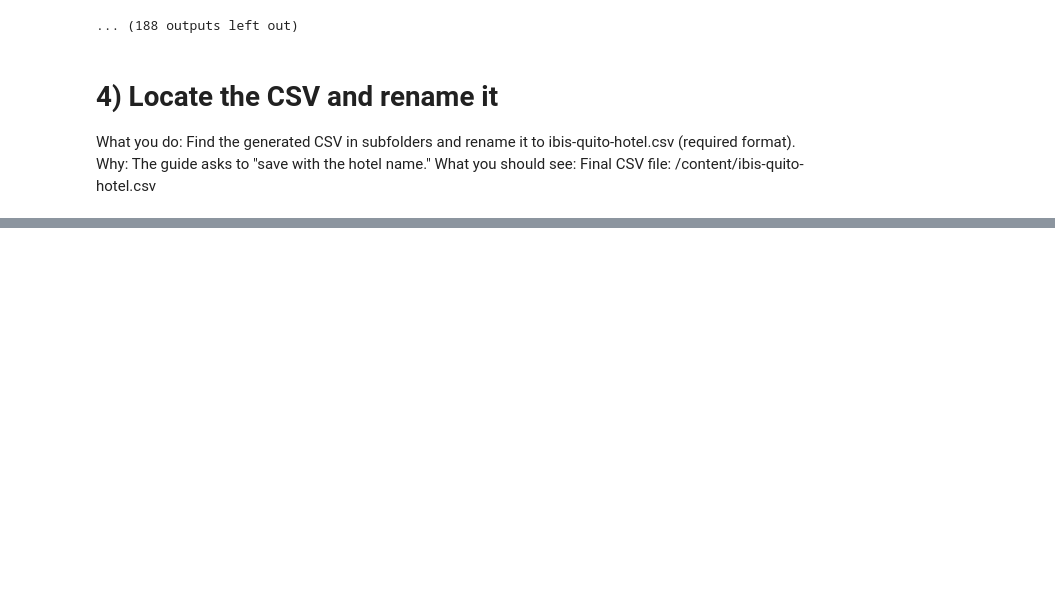
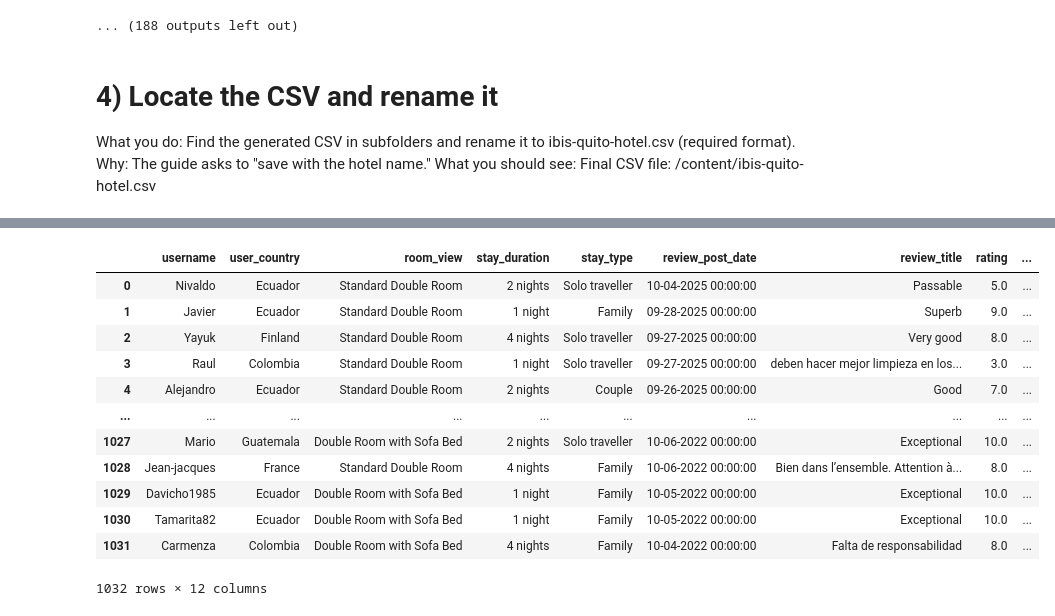
Before and after one commit to JuanRoVaz18/act_si_225, a Jupyter notebook: act_si_225.ipynb, the cells around one changed output, grey strips where cells are left out. Saved outputs shown, nothing was run; the diff lists cells and outputs as text; code cells hidden in the pictures; blank space fills up the shorter version.

```diff
--- a/act_si_225.ipynb
+++ b/act_si_225.ipynb
@@ -147,0 +141,18 @@ Final CSV ready: /content/ibis-quito-hotel.csv
+# %%
+# 5) Load the dataset and inspect its structure
+import pandas as pd
+import matplotlib.pyplot as plt
+
+csv_path = f"/content/{HOTEL_NAME}-hotel.csv"
+df = pd.read_csv(csv_path)
+
+print("Shape:", df.shape)                 # (rows, columns)
+print("Columns:", df.columns.tolist())    # column names
+df.info()                                 # dtypes and non-null counts
+
+# Descriptive stats: numeric vs. categorical
+num_cols = df.select_dtypes(include="number").columns
+cat_cols = df.select_dtypes(include=["object","category"]).columns
+
+display(df[num_cols].describe())          # mean, std, min, quartiles, max
+display(df[cat_cols].describe())          # count, unique, top, freq
@@ -147,0 +198,20 @@ Final CSV ready: /content/ibis-quito-hotel.csv
+# %%
+# 6) Drop columns not needed for your analysis/plots
+cols_to_drop = ["full_review", "en_full_review", "owner_resp_text", "found_unhelpful"]
+cols_to_drop = [c for c in cols_to_drop if c in df.columns]
+df = df.drop(columns=cols_to_drop)
+df
+# %% [output]
+|  | username | user_country | room_view | stay_duration | stay_type | review_post_date | review_title | rating | ... |
+| 0 | Nivaldo | Ecuador | Standard Double Room | 2 nights | Solo traveller | 10-04-2025 00:00:00 | Passable | 5.0 | ... |
+| 1 | Javier | Ecuador | Standard Double Room | 1 night | Family | 09-28-2025 00:00:00 | Superb | 9.0 | ... |
+| 2 | Yayuk | Finland | Standard Double Room | 4 nights | Solo traveller | 09-27-2025 00:00:00 | Very good | 8.0 | ... |
+| 3 | Raul | Colombia | Standard Double Room | 1 night | Solo traveller | 09-27-2025 00:00:00 | deben hacer mejor limpieza en los... | 3.0 | ... |
+| 4 | Alejandro | Ecuador | Standard Double Room | 2 nights | Couple | 09-26-2025 00:00:00 | Good | 7.0 | ... |
+| ... | ... | ... | ... | ... | ... | ... | ... | ... | ... |
+| 1027 | Mario | Guatemala | Double Room with Sofa Bed | 2 nights | Solo traveller | 10-06-2022 00:00:00 | Exceptional | 10.0 | ... |
+| 1028 | Jean-jacques | France | Standard Double Room | 4 nights | Family | 10-06-2022 00:00:00 | Bien dans l’ensemble. Attention à... | 8.0 | ... |
+| 1029 | Davicho1985 | Ecuador | Double Room with Sofa Bed | 1 night | Family | 10-05-2022 00:00:00 | Exceptional | 10.0 | ... |
+| 1030 | Tamarita82 | Ecuador | Double Room with Sofa Bed | 1 night | Family | 10-05-2022 00:00:00 | Exceptional | 10.0 | ... |
+| 1031 | Carmenza | Colombia | Double Room with Sofa Bed | 4 nights | Family | 10-04-2022 00:00:00 | Falta de responsabilidad | 8.0 | ... |
+1032 rows × 12 columns
```
Also changed, not shown: parts of 6 cells of this notebook.
